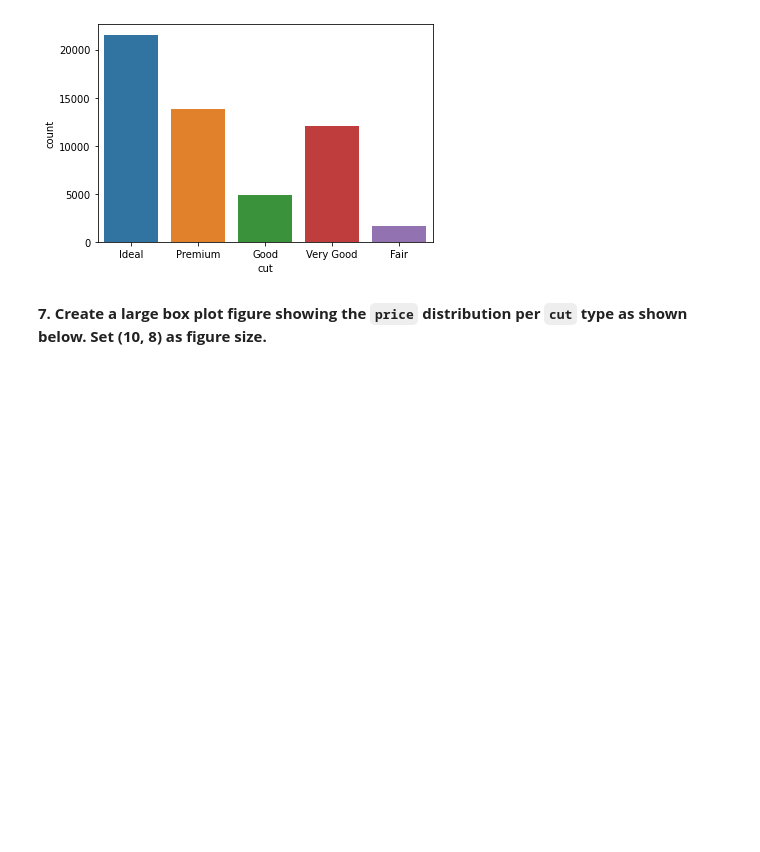
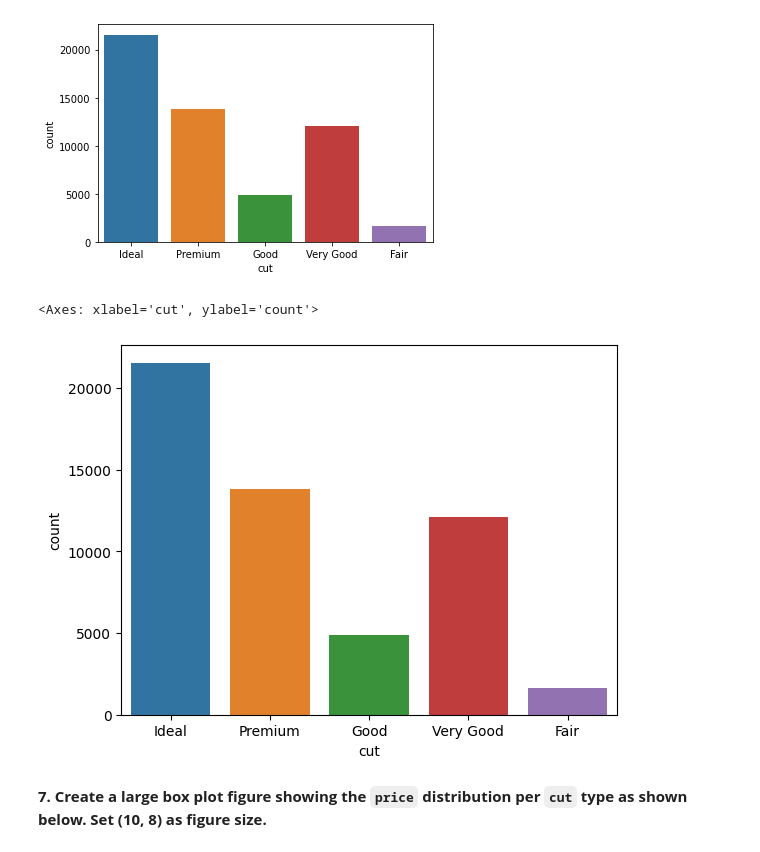
Before and after one commit to VivianeSouza923/HCIA_AI_HUAWEI_STUDY_if, a Jupyter notebook: Exercises_Seaborn.ipynb, the cells around one changed output. Cells and saved outputs as stored; diff of their text form; code cells hidden in the pictures; blank space fills up the shorter version.

```diff
--- a/Exercises_Seaborn.ipynb
+++ b/Exercises_Seaborn.ipynb
@@ -84,6 +88,11 @@ sns.scatterplot(data=df_diamond, x='carat', y='price', size_norm=(10,8))
 **6. Create a count plot of the instances per `cut` type as shown below.**
 # %% [markdown]
 ![image.png](embedded-picture-1)
+# %%
+sns.countplot(df_diamond, x='cut')
+# %% [output]
+<Axes: xlabel='cut', ylabel='count'>
+[figure, added]
 # %% [markdown]
 **7. Create a large box plot figure showing the `price` distribution per `cut` type as shown below. Set (10, 8) as figure size.**
 # %% [markdown]
```
Also changed, not shown: parts of 4 cells of this notebook.
